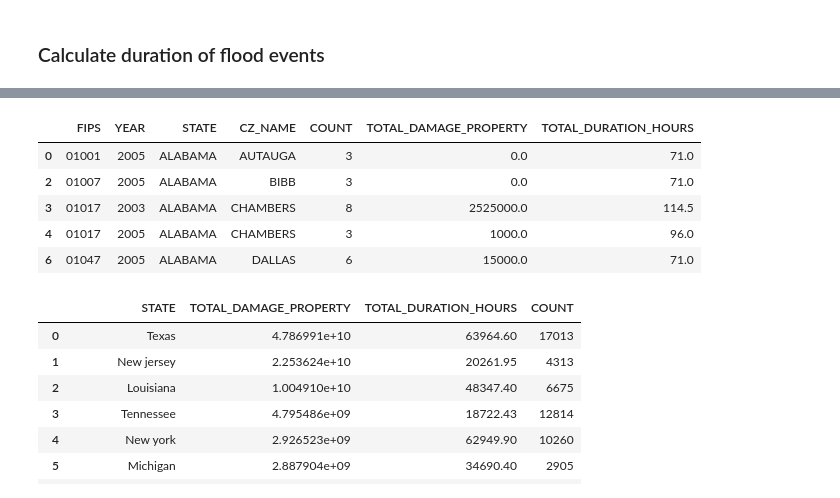
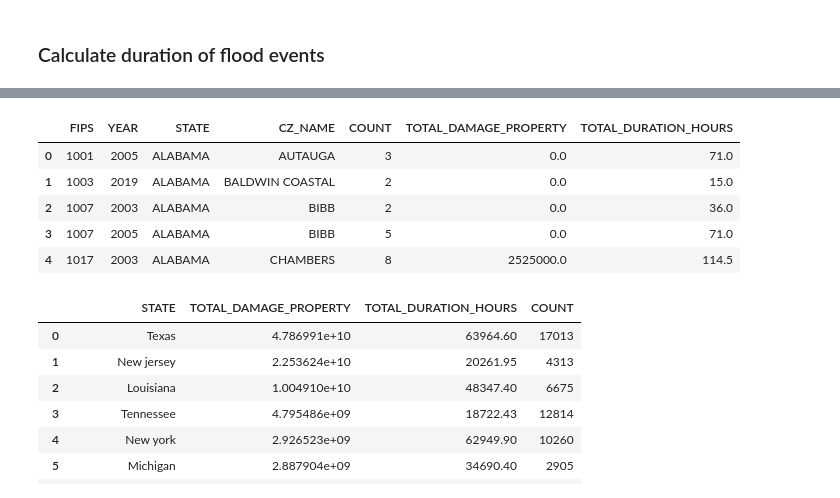
Before and after one commit to Ramil-cyber/Capstone_Citizensbank_climate-risk_insurance-exposure_monitoring, a Jupyter notebook: 03_code/data_exploration/fema_storm_data_v1.ipynb, the cells around one changed output, grey strips where cells are left out. Cells and saved outputs as stored; diff of their text form; code cells hidden in the pictures.

Commit message:
aggregated flood data

```diff
--- a/03_code/data_exploration/fema_storm_data_v1.ipynb
+++ b/03_code/data_exploration/fema_storm_data_v1.ipynb
@@ -228,28 +223,38 @@ flood
 # %%
 flood = flood[
     [
         "FIPS",
         "YEAR",
         "STATE",
         "CZ_NAME",
         "COUNT",
         "TOTAL_DAMAGE_PROPERTY",
         "TOTAL_DURATION_HOURS",
     ]
 ]
 flood = flood[(flood["YEAR"] >= 2000) & (flood["YEAR"] <= 2020)]
 
 flood["TOTAL_DURATION_HOURS"] = flood["TOTAL_DURATION_HOURS"].round(2)
 
-# flood.to_csv(
-#     "../../02_processed_data/fema_flood_county_2000.csv",
-#     index=False,
-# )
+flood = (
+    flood.groupby(["FIPS", "YEAR"])
+    .agg(
+        {
+            "STATE": "first",
+            "CZ_NAME": "first",
+            "COUNT": "sum",
+            "TOTAL_DAMAGE_PROPERTY": "sum",
+            "TOTAL_DURATION_HOURS": "sum",
+        }
+    )
+    .reset_index()
+)
+
 flood.head()
 # %% [output]
 |  | FIPS | YEAR | STATE | CZ_NAME | COUNT | TOTAL_DAMAGE_PROPERTY | TOTAL_DURATION_HOURS |
-| 0 | 01001 | 2005 | ALABAMA | AUTAUGA | 3 | 0.0 | 71.0 |
-| 2 | 01007 | 2005 | ALABAMA | BIBB | 3 | 0.0 | 71.0 |
-| 3 | 01017 | 2003 | ALABAMA | CHAMBERS | 8 | 2525000.0 | 114.5 |
-| 4 | 01017 | 2005 | ALABAMA | CHAMBERS | 3 | 1000.0 | 96.0 |
-| 6 | 01047 | 2005 | ALABAMA | DALLAS | 6 | 15000.0 | 71.0 |
+| 0 | 1001 | 2005 | ALABAMA | AUTAUGA | 3 | 0.0 | 71.0 |
+| 1 | 1003 | 2019 | ALABAMA | BALDWIN COASTAL | 2 | 0.0 | 15.0 |
+| 2 | 1007 | 2003 | ALABAMA | BIBB | 2 | 0.0 | 36.0 |
+| 3 | 1007 | 2005 | ALABAMA | BIBB | 5 | 0.0 | 71.0 |
+| 4 | 1017 | 2003 | ALABAMA | CHAMBERS | 8 | 2525000.0 | 114.5 |
```
Also changed, not shown: parts of 3 cells of this notebook, 2 other files.
